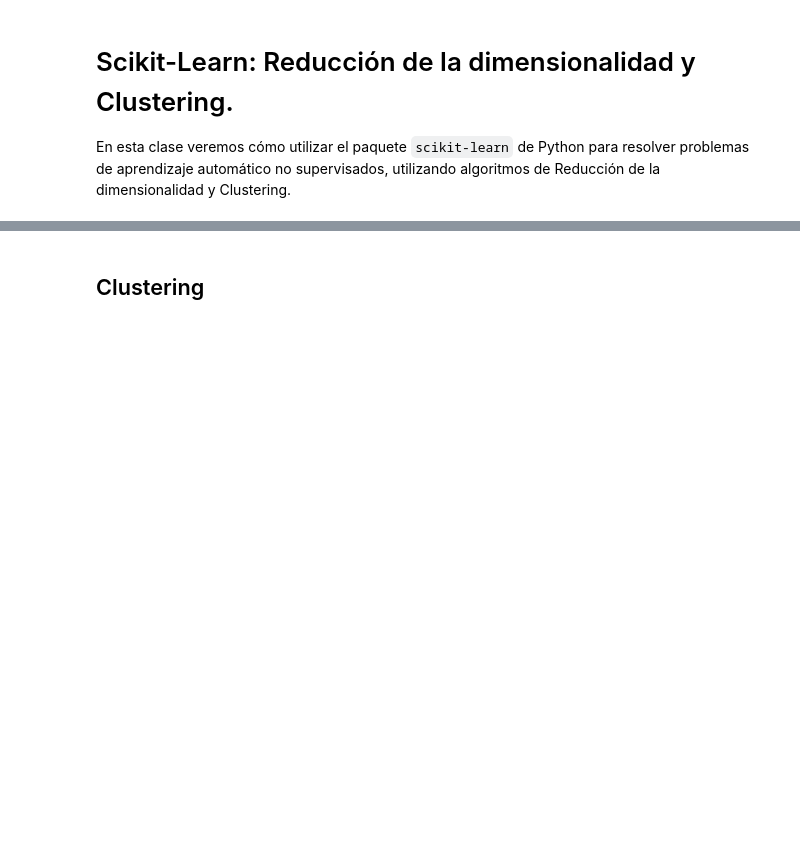
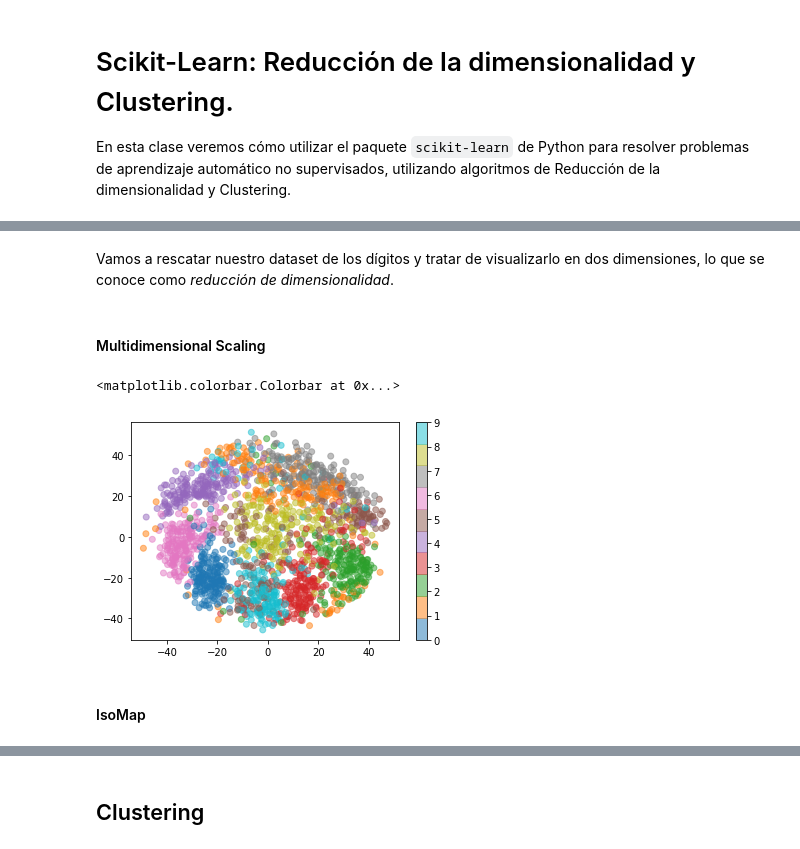
Before and after one commit to CAChemE/python-analisis-modelado-datos, a Jupyter notebook: notebooks/0202-ScikitLearn-ReducDimens-y-Clustering.ipynb, the cells around one changed output, grey strips where cells are left out. Drawn from its saved outputs; the diff is of its cells as text; code cells hidden in the pictures; blank space fills up the shorter version.

```diff
--- a/notebooks/0202-ScikitLearn-ReducDimens-y-Clustering.ipynb
+++ b/notebooks/0202-ScikitLearn-ReducDimens-y-Clustering.ipynb
@@ -18,0 +22,2 @@ np.random.seed(42)
+# %% [markdown]
+Vamos a rescatar nuestro dataset de los dígitos y tratar de visualizarlo en dos dimensiones, lo que se conoce como _reducción de dimensionalidad_.
@@ -18,0 +31,2 @@ np.random.seed(42)
+# %% [markdown]
+#### Multidimensional Scaling
@@ -18,0 +38,12 @@ np.random.seed(42)
+# %%
+plt.scatter(
+    digits_proj[:, 0], digits_proj[:, 1], c=digits.target,
+    cmap=plt.cm.get_cmap('tab10', 10),
+    alpha=0.5
+)
+plt.colorbar()
+# %% [output]
+<matplotlib.colorbar.Colorbar at 0x...>
+[figure, added]
+# %% [markdown]
+#### IsoMap
```
Also changed, not shown: parts of 39 cells of this notebook, 5 other files.
